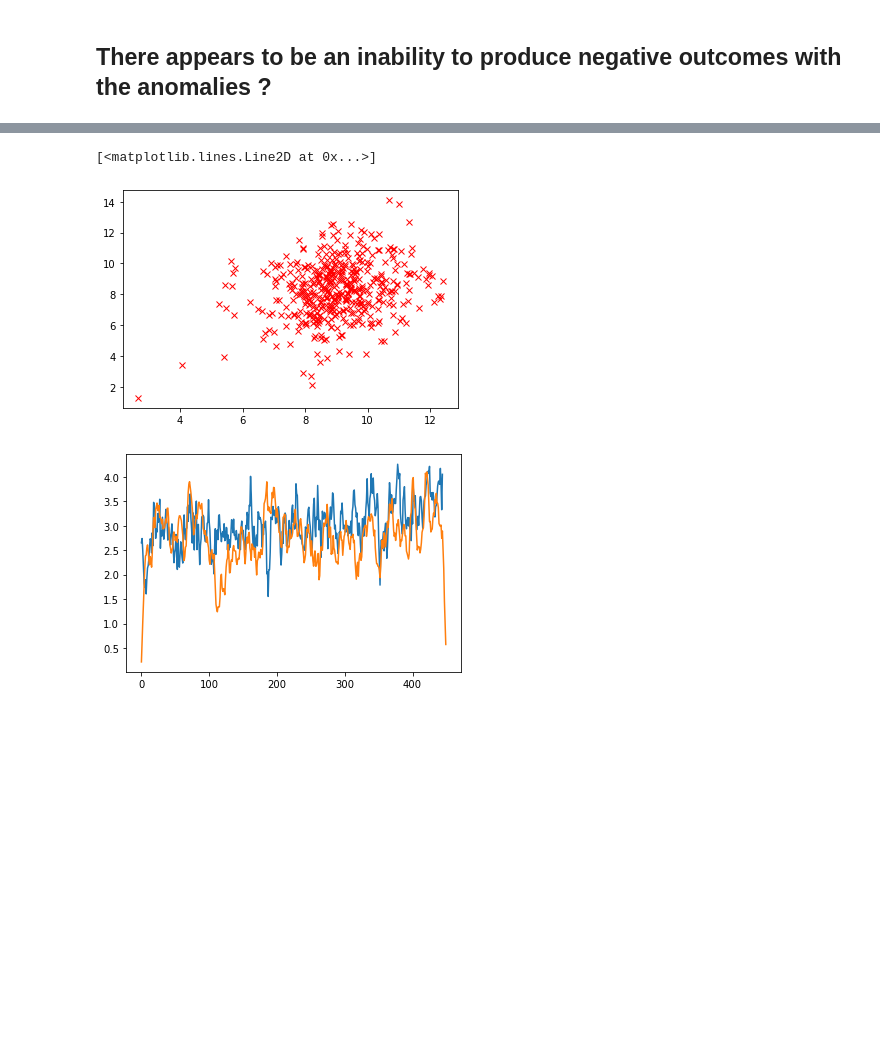
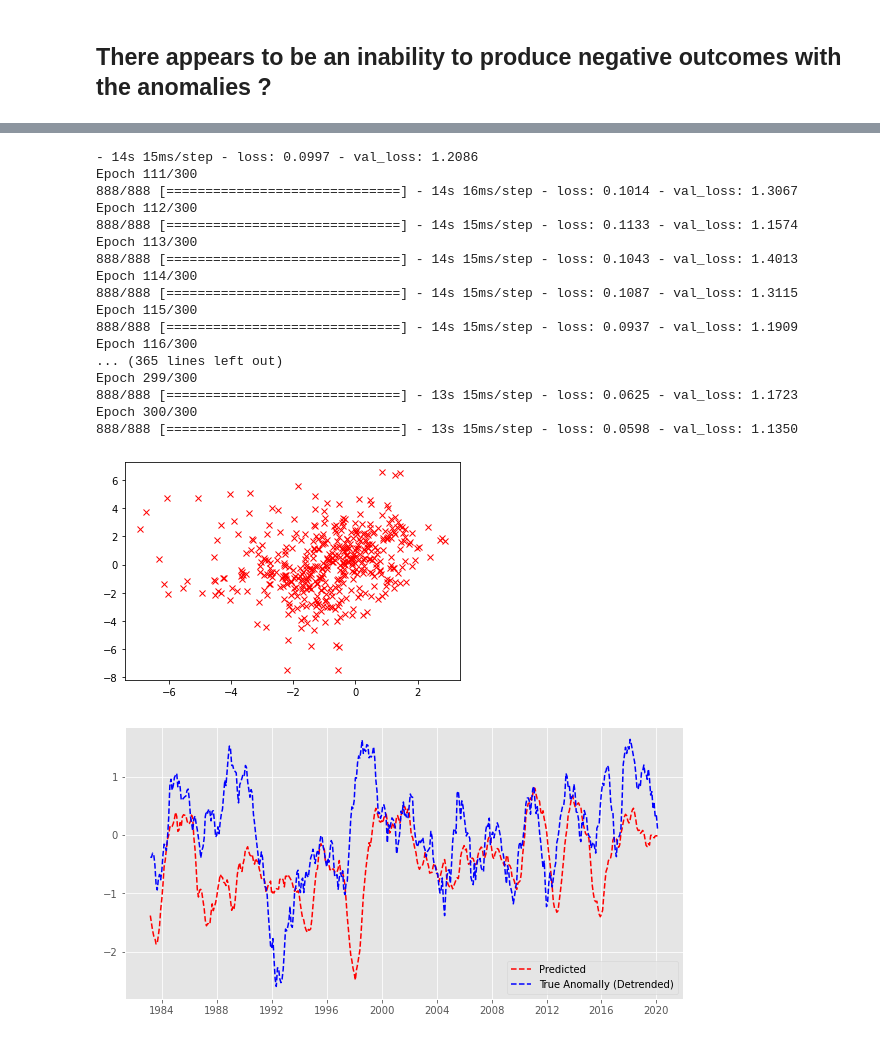
Before and after one commit to nicolasfauchereau/DL4SEAS, a Jupyter notebook: transfer_learning/notebooks/SST_anomalies_to_temperature_anoamlly.ipynb, the cells around one changed output, grey strips where cells are left out. Drawn from its saved outputs; the diff is of its cells as text; code cells hidden in the pictures; blank space fills up the shorter version.

Commit message:
test datasets

```diff
--- a/transfer_learning/notebooks/SST_anomalies_to_temperature_anoamlly.ipynb
+++ b/transfer_learning/notebooks/SST_anomalies_to_temperature_anoamlly.ipynb
@@ -196,2 +413,0 @@ _________________________________________________________________
-# %%
-model.fit(x_train,y_train, epochs =200, validation_data = (x_test, y_test), batch_size =32)
@@ -306,0 +512,2 @@ _________________________________________________________________
+# %%
+model= keras.models.load_model('best_nz_model2_months_prior_predicion.h5')
@@ -306,0 +517,3 @@ _________________________________________________________________
+# %%
+model.compile(loss ='mse', optimizer ='adam')
+model.summary()
@@ -307,12 +538,32 @@ _________________________________________________________________
+# %%
+time = y.index[2*len(y)//3:]
 # %%
-# model.fit(x_train[:,:,:,0:1],y_train.values, epochs =200, validation_data = (x_test[:200,:,:,0:1], y_test.values[0:200]), batch_size =10)
+model.fit(x_train[:,:,:,0:1],y_train.values, epochs =300, validation_data = (x_test[:200,:,:,0:1], y_test.values[0:200]), batch_size =30)
 z=model.predict(x_test[:,:,:,0:1])
-plt.plot(np.convolve(z[:].ravel(), np.ones(3)), np.convolve(y_test[:].values.ravel(), np.ones(3)), 'rx')
-plt.figure()
-plt.plot(z.ravel())
-plt.plot(np.convolve(y_test.ravel(), np.ones(6)/6))
+plt.plot(np.convolve(z[:].ravel(), np.ones(4)), np.convolve(y_test[:].values.ravel(), np.ones(4)), 'rx')
+with plt.style.context('ggplot'):
+    plt.figure(figsize =(10,5))
+    plt.plot_date(time, np.convolve(z.ravel(), np.ones(12)/6, mode='same'), 'r--', label ='Predicted')
+    plt.plot(time, np.convolve(y_test.ravel(), np.ones(12)/6, mode='same'),'b--', label ='True Anomally (Detrended)')
+    plt.legend()
 # #plt.plot(y_test[0:100
 # %% [output]
-[<matplotlib.lines.Line2D at 0x...>]
+- 14s 15ms/step - loss: 0.0997 - val_loss: 1.2086
+Epoch 111/300
+888/888 [==============================] - 14s 16ms/step - loss: 0.1014 - val_loss: 1.3067
+Epoch 112/300
+888/888 [==============================] - 14s 15ms/step - loss: 0.1133 - val_loss: 1.1574
+Epoch 113/300
+888/888 [==============================] - 14s 15ms/step - loss: 0.1043 - val_loss: 1.4013
+Epoch 114/300
+888/888 [==============================] - 14s 15ms/step - loss: 0.1087 - val_loss: 1.3115
+Epoch 115/300
+888/888 [==============================] - 14s 15ms/step - loss: 0.0937 - val_loss: 1.1909
+Epoch 116/300
+... (365 lines left out)
+Epoch 299/300
+888/888 [==============================] - 13s 15ms/step - loss: 0.0625 - val_loss: 1.1723
+Epoch 300/300
+888/888 [==============================] - 13s 15ms/step - loss: 0.0598 - val_loss: 1.1350
-[figure, old version]
+[figure, new version]
-[figure, old version]
+[figure, new version]
```
Also changed, not shown: parts of 32 cells of this notebook, 4 other files.
